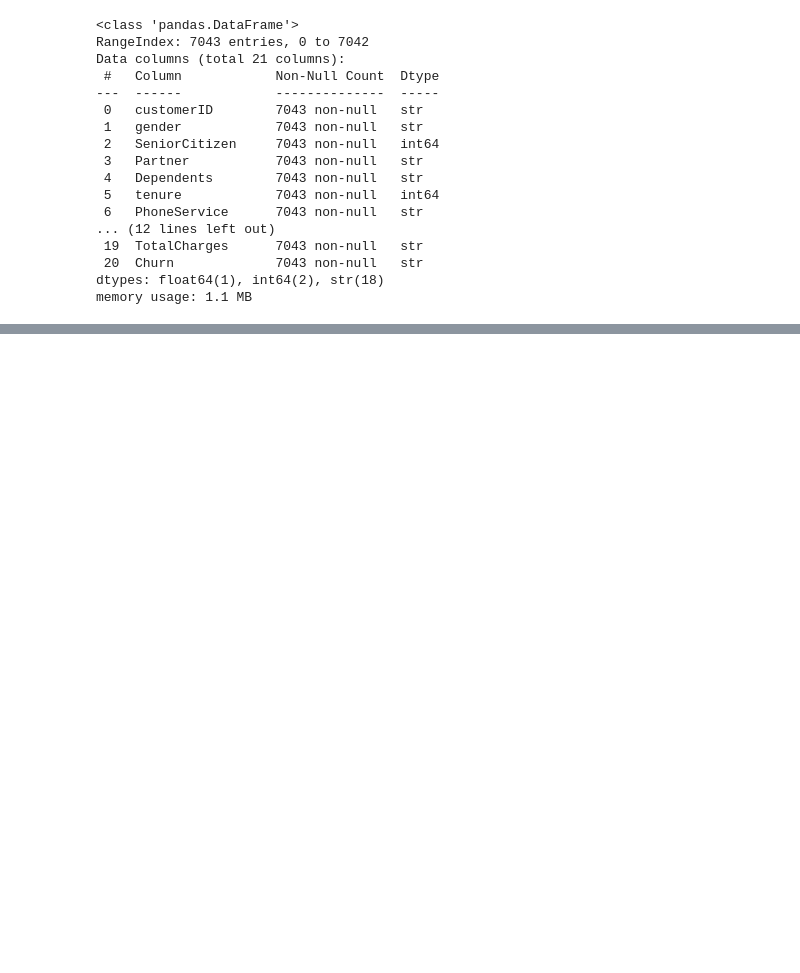
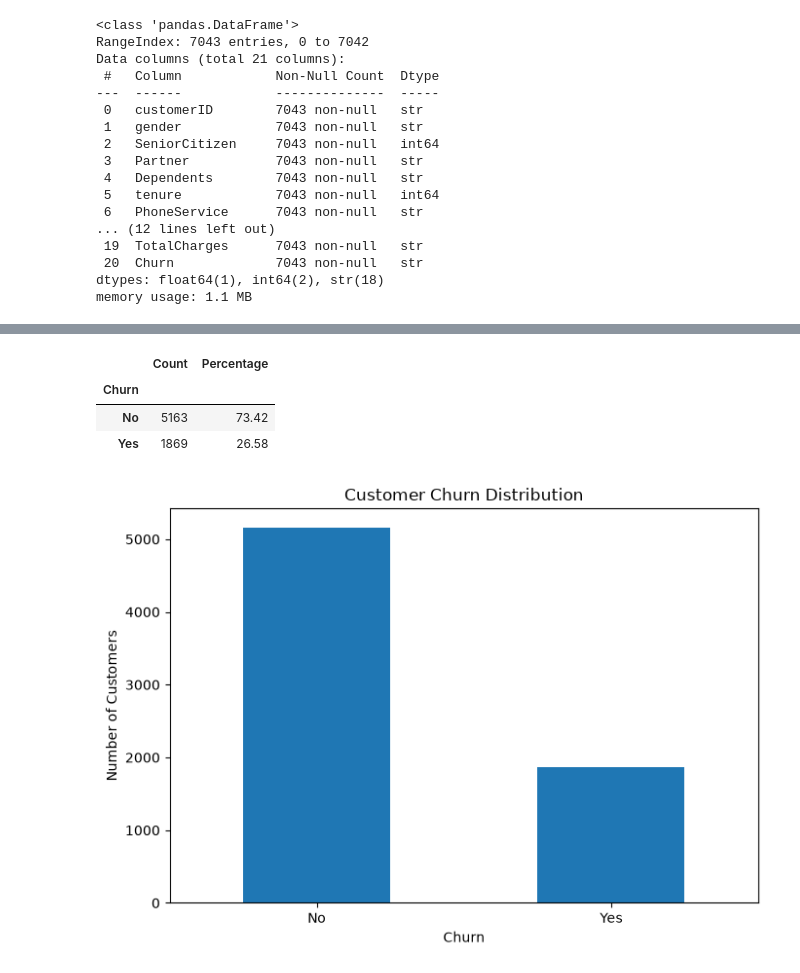
Before and after one commit to RasulAramian/ml-customer-churn, a Jupyter notebook: notebooks/customer_churn.ipynb, the cells around one changed output, grey strips where cells are left out. Saved outputs shown, nothing was run; the diff lists cells and outputs as text; code cells hidden in the pictures; blank space fills up the shorter version.

Commit message:
Polish README and customer churn notebook

```diff
--- a/notebooks/customer_churn.ipynb
+++ b/notebooks/customer_churn.ipynb
@@ -50,0 +102,6 @@ Index(['customerID', 'gender', 'SeniorCitizen', 'Partner', 'Dependents',
+# %%
+df = pd.read_csv(DATA_PATH)
+
+print(f"Dataset shape: {df.shape[0]:,} rows × {df.shape[1]} columns")
+
+display(df.head())
@@ -331,2 +149,0 @@ df.shape
-# %%
-df = df.dropna(subset=["TotalCharges"])
@@ -1995,0 +246,12 @@ Churn probability: 0.7718795295472141
+# %%
+rows_before = len(df)
+
+df = df.dropna(
+    subset=["TotalCharges"]
+).copy()
+
+rows_after = len(df)
+
+print("Rows before cleaning:", rows_before)
+print("Rows after cleaning: ", rows_after)
+print("Rows removed:        ", rows_before - rows_after)
@@ -1995,0 +270,31 @@ Churn probability: 0.7718795295472141
+# %%
+churn_distribution = pd.DataFrame({
+    "Count": df["Churn"].value_counts(),
+    "Percentage": (
+        df["Churn"]
+        .value_counts(normalize=True) * 100
+    )
+})
+
+display(churn_distribution.round(2))
+# %% [output]
+|  | Count | Percentage |
+| Churn |  |  |
+| No | 5163 | 73.42 |
+| Yes | 1869 | 26.58 |
+# %%
+plt.figure(figsize=(7, 5))
+
+df["Churn"].value_counts().plot(
+    kind="bar"
+)
+
+plt.title("Customer Churn Distribution")
+plt.xlabel("Churn")
+plt.ylabel("Number of Customers")
+plt.xticks(rotation=0)
+
+plt.tight_layout()
+plt.show()
+# %% [output]
+[figure, added]
```
Also changed, not shown: parts of 256 cells of this notebook, 1 other file.
